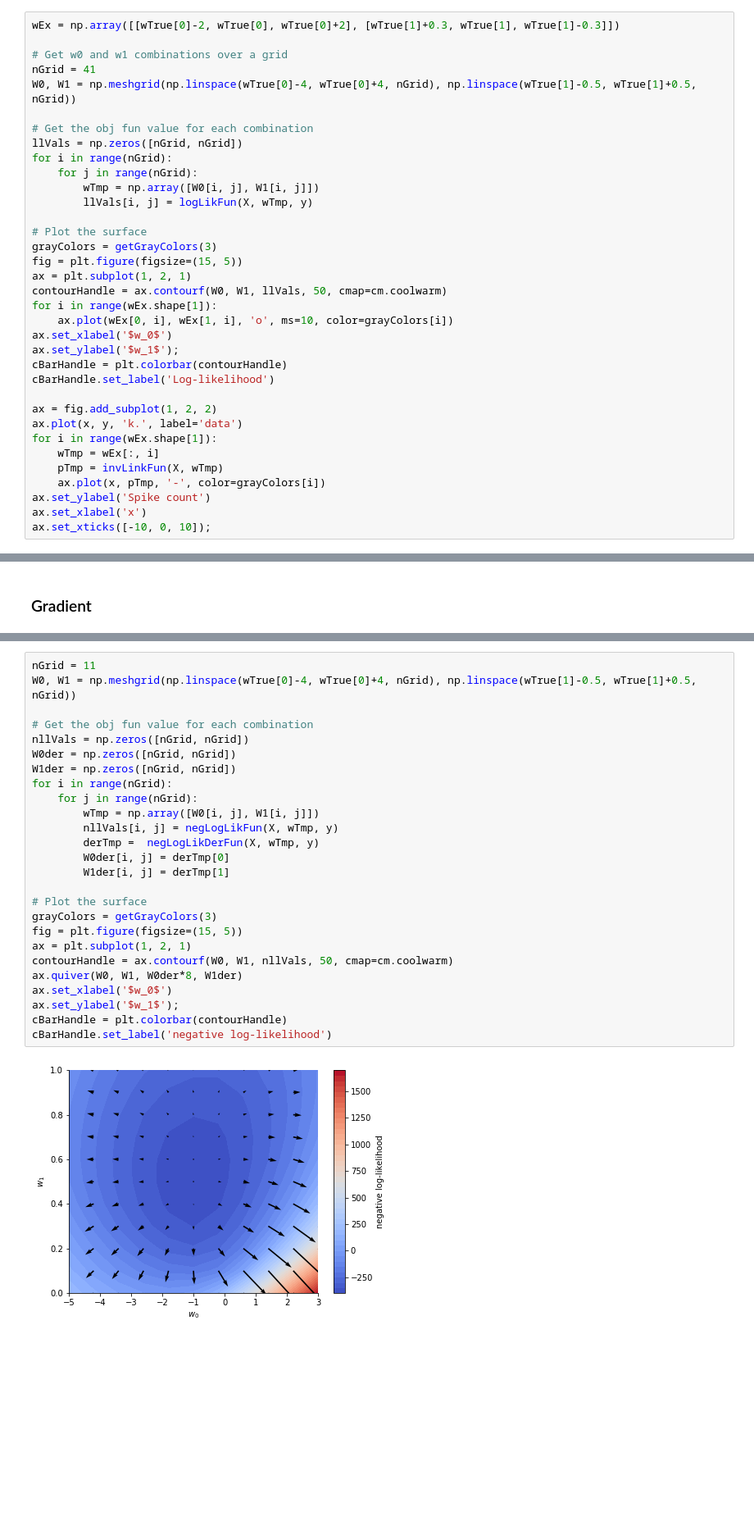
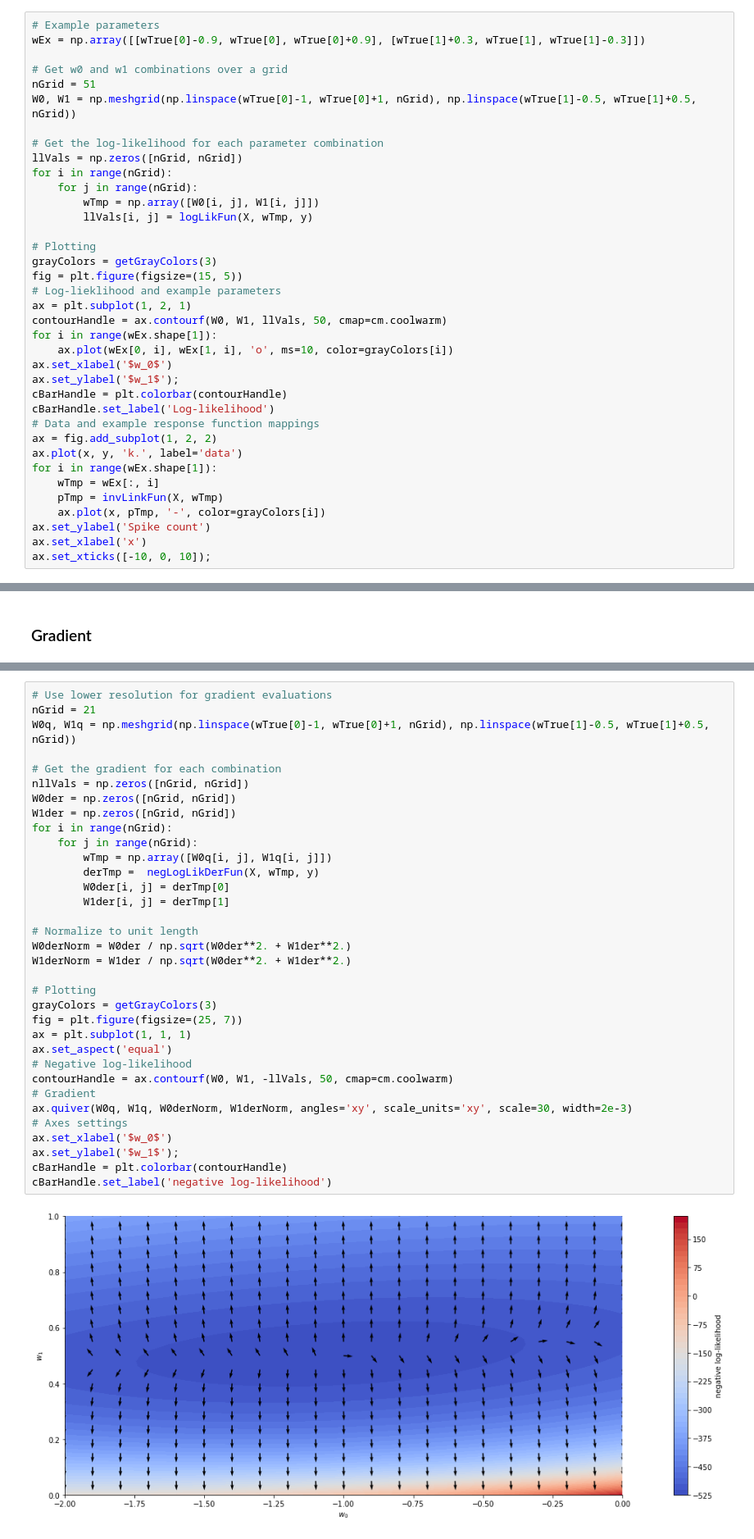
Before and after one commit to ala-laurila-lab/jupyter-notebooks, a Jupyter notebook: optimization/Part 1, basic ideas, gradient and Newton steps.ipynb, the cells around one changed output, grey strips where cells are left out. Shown at 82% size. Saved outputs shown, nothing was run; the diff lists cells and outputs as text; blank space fills up the shorter version.

Commit message:
add gradient descent example

```diff
--- a/optimization/Part 1, basic ideas, gradient and Newton steps.ipynb
+++ b/optimization/Part 1, basic ideas, gradient and Newton steps.ipynb
@@ -143,22 +146,24 @@ ax.set_xticks([-10, 0, 10]);
 # %% [markdown]
 ##### Example 2, find both w0 and w1
 # %%
-wEx = np.array([[wTrue[0]-2, wTrue[0], wTrue[0]+2], [wTrue[1]+0.3, wTrue[1], wTrue[1]-0.3]])
+# Example parameters
+wEx = np.array([[wTrue[0]-0.9, wTrue[0], wTrue[0]+0.9], [wTrue[1]+0.3, wTrue[1], wTrue[1]-0.3]])
 
 # Get w0 and w1 combinations over a grid
-nGrid = 41
-W0, W1 = np.meshgrid(np.linspace(wTrue[0]-4, wTrue[0]+4, nGrid), np.linspace(wTrue[1]-0.5, wTrue[1]+0.5, nGrid))
+nGrid = 51
+W0, W1 = np.meshgrid(np.linspace(wTrue[0]-1, wTrue[0]+1, nGrid), np.linspace(wTrue[1]-0.5, wTrue[1]+0.5, nGrid))
 
-# Get the obj fun value for each combination
+# Get the log-likelihood for each parameter combination
 llVals = np.zeros([nGrid, nGrid])
 for i in range(nGrid):
     for j in range(nGrid):
         wTmp = np.array([W0[i, j], W1[i, j]])
         llVals[i, j] = logLikFun(X, wTmp, y)
 
-# Plot the surface
+# Plotting
 grayColors = getGrayColors(3)
 fig = plt.figure(figsize=(15, 5))
+# Log-lieklihood and example parameters
 ax = plt.subplot(1, 2, 1)
 contourHandle = ax.contourf(W0, W1, llVals, 50, cmap=cm.coolwarm)
 for i in range(wEx.shape[1]):
@@ -167,7 +172,7 @@ ax.set_xlabel('$w_0$')
 ax.set_ylabel('$w_1$');
 cBarHandle = plt.colorbar(contourHandle)
 cBarHandle.set_label('Log-likelihood')
-
+# Data and example response function mappings
 ax = fig.add_subplot(1, 2, 2)
 ax.plot(x, y, 'k.', label='data')
 for i in range(wEx.shape[1]):
@@ -207,28 +212,36 @@ We can thus compute the gradient for any parameter values of our choice, but the
 # %%
-nGrid = 11
-W0, W1 = np.meshgrid(np.linspace(wTrue[0]-4, wTrue[0]+4, nGrid), np.linspace(wTrue[1]-0.5, wTrue[1]+0.5, nGrid))
+# Use lower resolution for gradient evaluations
+nGrid = 21
+W0q, W1q = np.meshgrid(np.linspace(wTrue[0]-1, wTrue[0]+1, nGrid), np.linspace(wTrue[1]-0.5, wTrue[1]+0.5, nGrid))
 
-# Get the obj fun value for each combination
+# Get the gradient for each combination
 nllVals = np.zeros([nGrid, nGrid])
 W0der = np.zeros([nGrid, nGrid])
 W1der = np.zeros([nGrid, nGrid])
 for i in range(nGrid):
     for j in range(nGrid):
-        wTmp = np.array([W0[i, j], W1[i, j]])
-        nllVals[i, j] = negLogLikFun(X, wTmp, y)
+        wTmp = np.array([W0q[i, j], W1q[i, j]])
         derTmp =  negLogLikDerFun(X, wTmp, y)
         W0der[i, j] = derTmp[0]
         W1der[i, j] = derTmp[1]
 
-# Plot the surface
+# Normalize to unit length
+W0derNorm = W0der / np.sqrt(W0der**2. + W1der**2.)
+W1derNorm = W1der / np.sqrt(W0der**2. + W1der**2.)
+
+# Plotting
 grayColors = getGrayColors(3)
-fig = plt.figure(figsize=(15, 5))
-ax = plt.subplot(1, 2, 1)
-contourHandle = ax.contourf(W0, W1, nllVals, 50, cmap=cm.coolwarm)
-ax.quiver(W0, W1, W0der*8, W1der)
+fig = plt.figure(figsize=(25, 7))
+ax = plt.subplot(1, 1, 1)
+ax.set_aspect('equal')
+# Negative log-likelihood
+contourHandle = ax.contourf(W0, W1, -llVals, 50, cmap=cm.coolwarm)
+# Gradient
+ax.quiver(W0q, W1q, W0derNorm, W1derNorm, angles='xy', scale_units='xy', scale=30, width=2e-3)
+# Axes settings
 ax.set_xlabel('$w_0$')
 ax.set_ylabel('$w_1$');
 cBarHandle = plt.colorbar(contourHandle)
 cBarHandle.set_label('negative log-likelihood')
 # %% [output]
-[figure, old version]
+[figure, new version]
```
Also changed, not shown: parts of 10 cells of this notebook.
